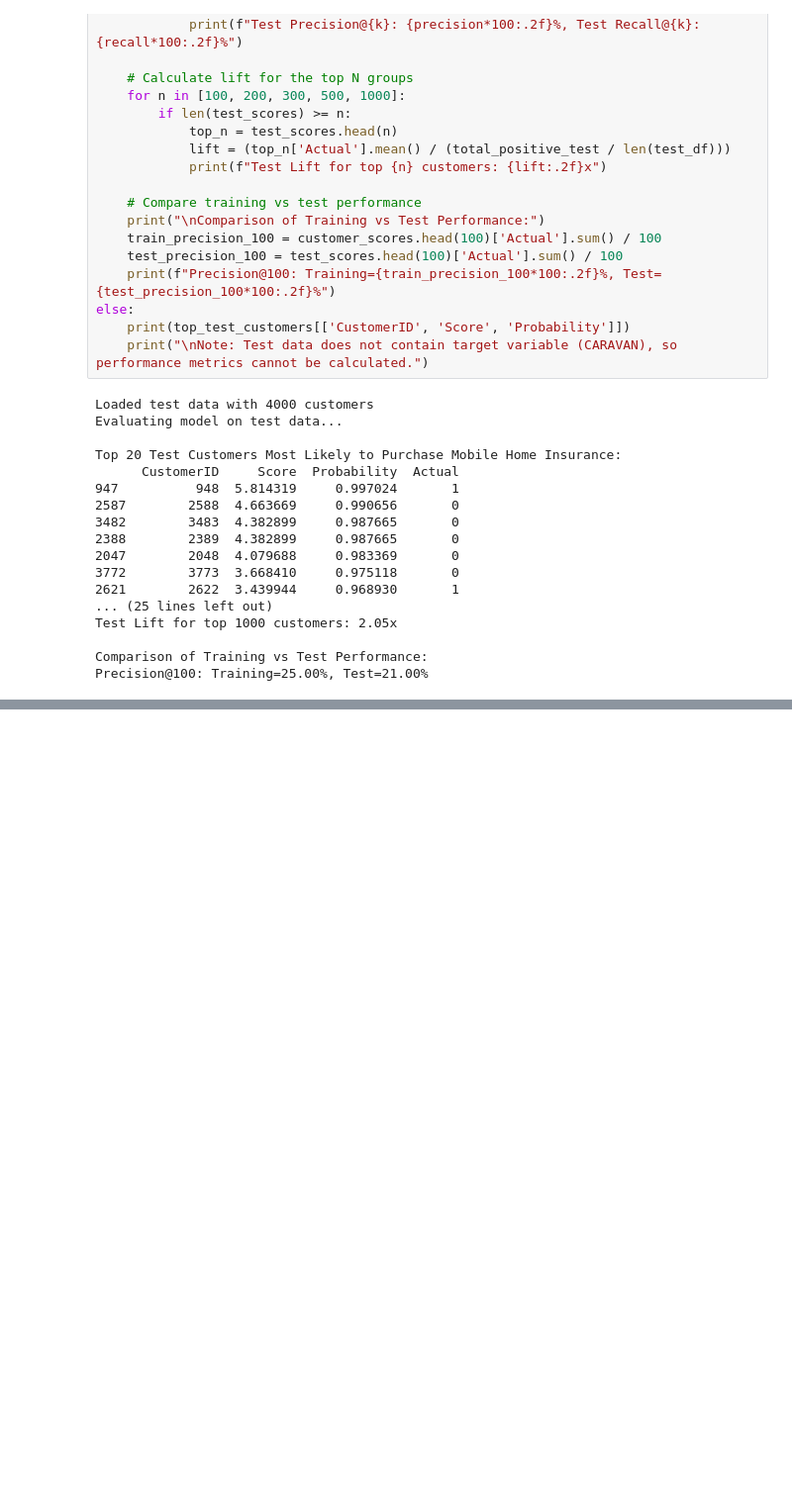
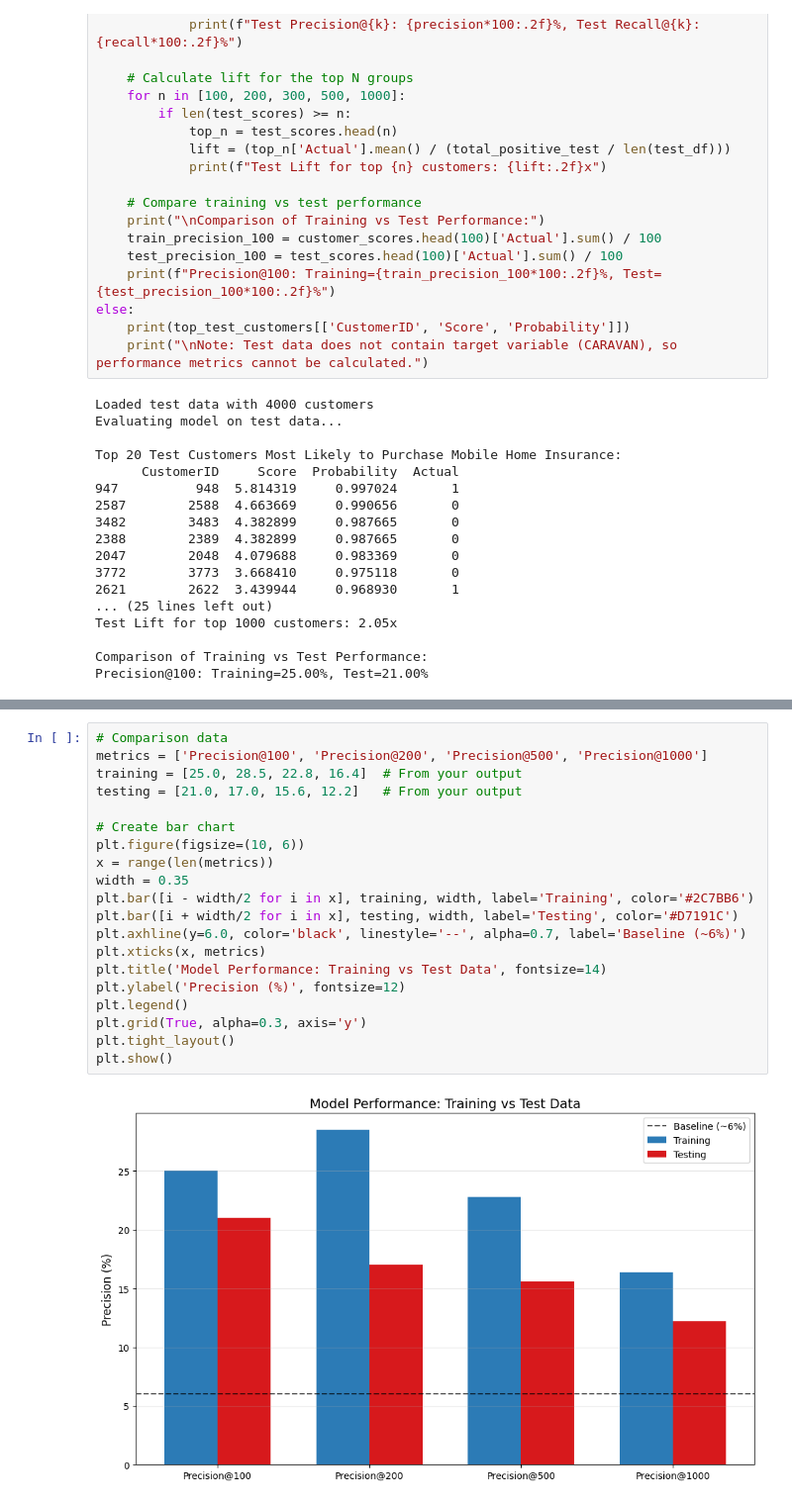
Before and after one commit to ThanosDrossos/MineriaDatosUNAM, a Jupyter notebook: code/tarea1.ipynb, the cells around one changed output, grey strips where cells are left out. Shown at 99% size. Cells and saved outputs as stored; diff of their text form; blank space fills up the shorter version.

```diff
--- a/code/tarea1.ipynb
+++ b/code/tarea1.ipynb
@@ -1078,0 +1208,22 @@ Precision@100: Training=25.00%, Test=21.00%
+# %%
+# Comparison data
+metrics = ['Precision@100', 'Precision@200', 'Precision@500', 'Precision@1000']
+training = [25.0, 28.5, 22.8, 16.4]  # From your output
+testing = [21.0, 17.0, 15.6, 12.2]   # From your output
+
+# Create bar chart
+plt.figure(figsize=(10, 6))
+x = range(len(metrics))
+width = 0.35
+plt.bar([i - width/2 for i in x], training, width, label='Training', color='#2C7BB6')
+plt.bar([i + width/2 for i in x], testing, width, label='Testing', color='#D7191C')
+plt.axhline(y=6.0, color='black', linestyle='--', alpha=0.7, label='Baseline (~6%)')
+plt.xticks(x, metrics)
+plt.title('Model Performance: Training vs Test Data', fontsize=14)
+plt.ylabel('Precision (%)', fontsize=12)
+plt.legend()
+plt.grid(True, alpha=0.3, axis='y')
+plt.tight_layout()
+plt.show()
+# %% [output]
+[figure, added]
```
Also changed, not shown: parts of 15 cells of this notebook.
